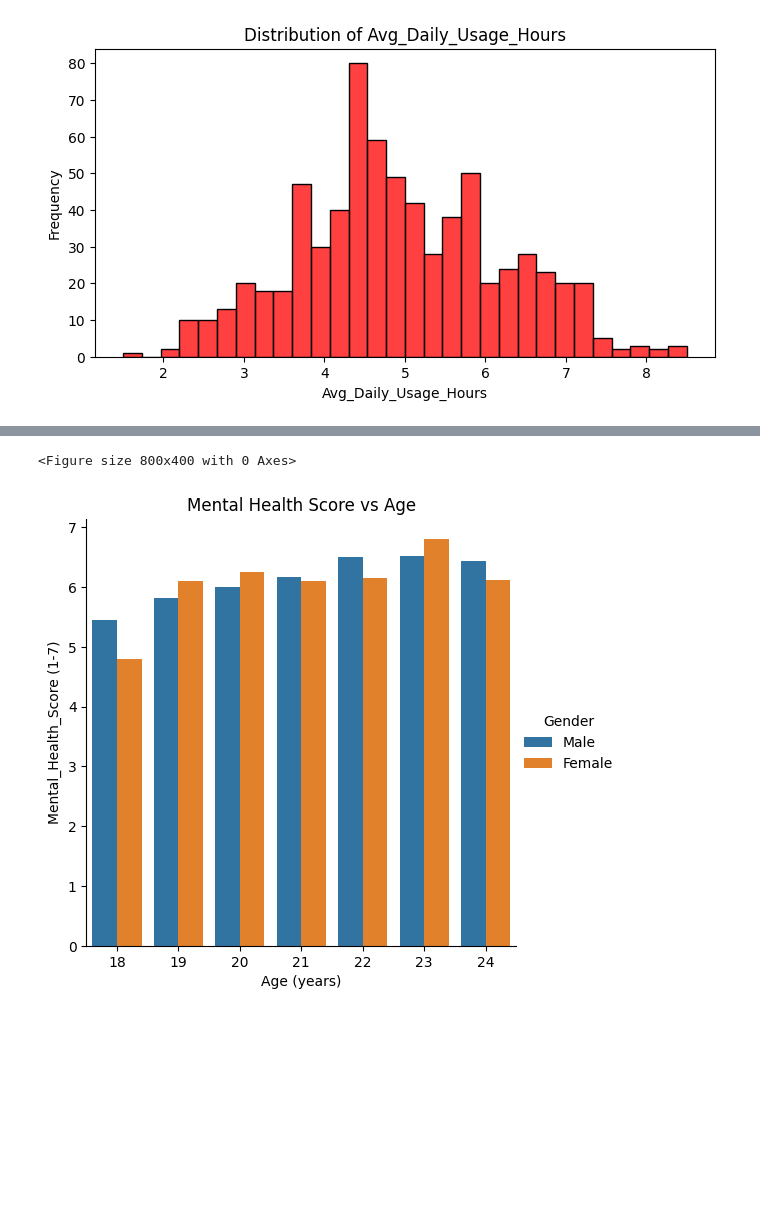
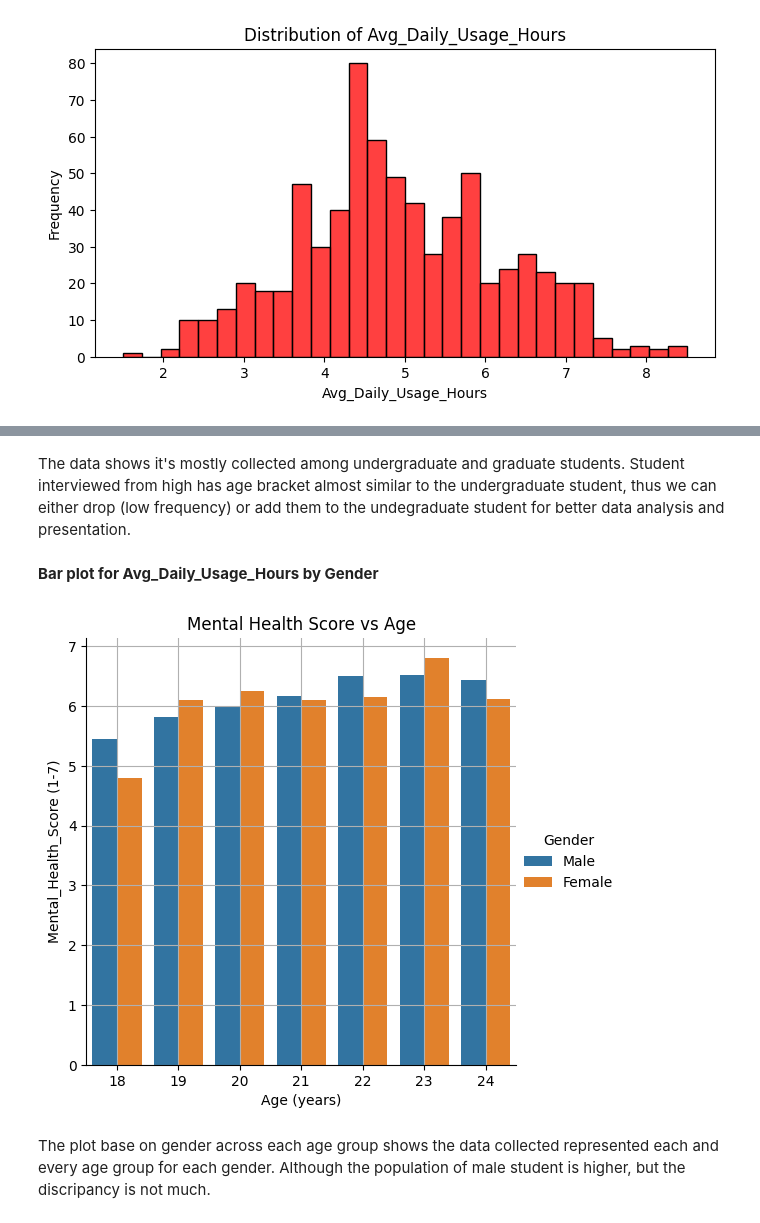
Before and after one commit to SyusufWaliyyi/FlexiSAF_Intership, a Jupyter notebook: week_5/week_5.ipynb, the cells around one changed output, grey strips where cells are left out. Cells and saved outputs as stored; diff of their text form; code cells hidden in the pictures; blank space fills up the shorter version.

```diff
--- a/week_5/week_5.ipynb
+++ b/week_5/week_5.ipynb
@@ -137,0 +92,3 @@ Since there is few high school student compared to the higher, their rows can be
+# %%
+df_sorted = df.sort_values(['Avg_Daily_Usage_Hours'])
+df_sorted = df_sorted.reset_index()
@@ -183,12 +192,17 @@ df.groupby('Gender')['Mental_Health_Score'].sum()
+# %% [markdown]
+The data shows it's mostly collected among undergraduate and graduate students. Student interviewed from high has age bracket almost similar to the undergraduate student, thus we can either drop (low frequency) or add them to the undegraduate student for better data analysis and presentation.
+# %% [markdown]
+__Bar plot for Avg_Daily_Usage_Hours by Gender__
 # %%
 # Bar plot for Avg_Daily_Usage_Hours by Gender
-plt.figure(figsize=(8, 4))
 sns.catplot(x= 'Age', y = 'Mental_Health_Score',
-            data=df,  hue='Gender', kind='bar', errorbar=None)
+            data=df_sorted,  hue='Gender', kind='bar', errorbar=None)
 plt.title('Mental Health Score vs Age')
 plt.xlabel('Age (years)')
 plt.ylabel('Mental_Health_Score (1-7)')
+plt.grid()
 plt.show()
 # %% [output]
-<Figure size 800x400 with 0 Axes>
-[figure, old version]
+[figure, new version]
+# %% [markdown]
+The plot base on gender across each age group shows the data collected represented each and every age group for each gender. Although the population of male student is higher, but the discripancy is not much.
```
Also changed, not shown: parts of 40 cells of this notebook.
